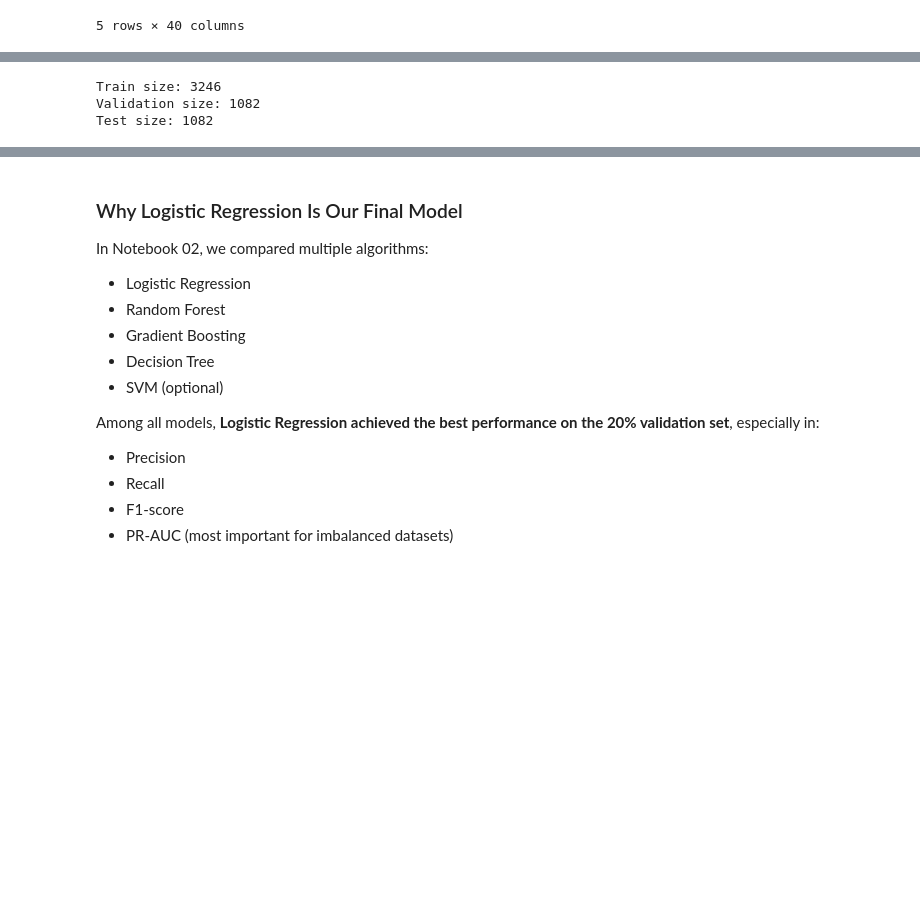
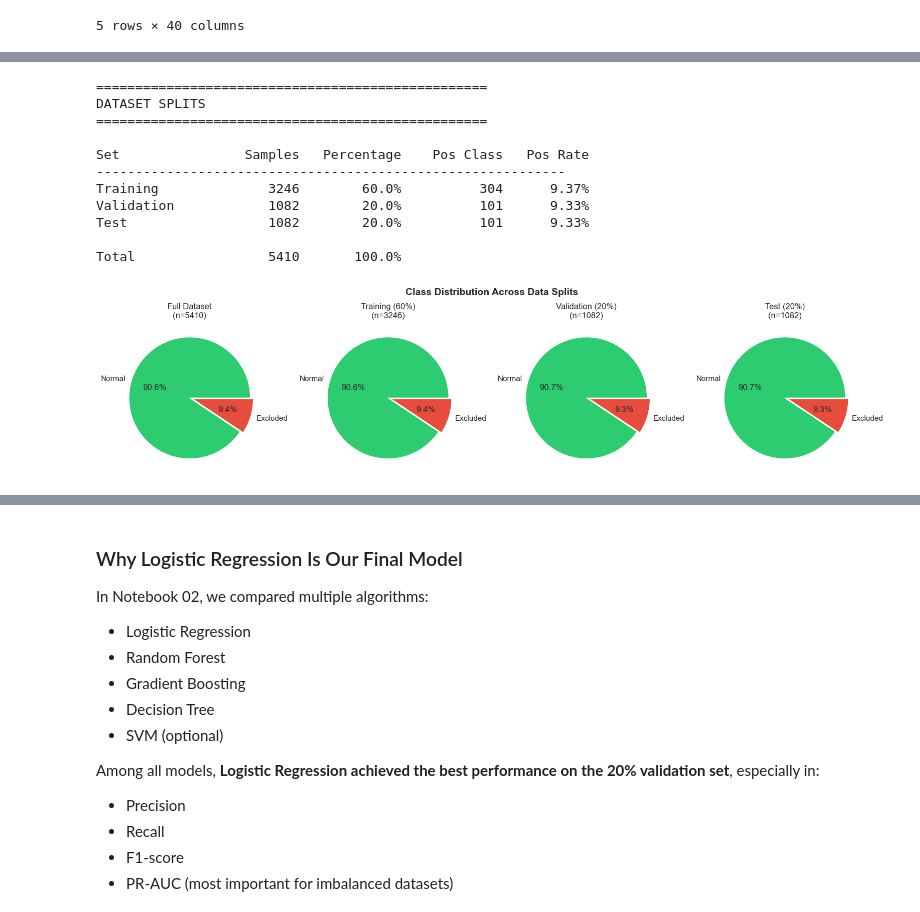
Before and after one commit to omarAhmed-11/fraud_detection_project, a Jupyter notebook: 03_evaluation.ipynb, the cells around one changed output, grey strips where cells are left out. Cells and saved outputs as stored; diff of their text form; code cells hidden in the pictures; blank space fills up the shorter version.

```diff
--- a/03_evaluation.ipynb
+++ b/03_evaluation.ipynb
@@ -55,18 +110,63 @@ X = df.drop(columns=[c for c in leak_cols if c in df.columns])
 # %%
-# First: 80% train_temp + 20% test
-X_train_temp, X_test, y_train_temp, y_test = train_test_split(
-    X, y, test_size=0.20, stratify=y, random_state=42
+# First split: 60% train, 40% temp (will become 20% val + 20% test)
+X_train, X_temp, y_train, y_temp = train_test_split(
+    X, y,
+    test_size=0.40,
+    random_state=42,
+    stratify=y  # Maintain class distribution
 )
 
-# Second: 60% train + 20% val (i.e., 75%/25% of temp)
-X_train, X_val, y_train, y_val = train_test_split(
-    X_train_temp, y_train_temp, test_size=0.25, stratify=y_train_temp, random_state=42
+# Second split: 50% of temp = 20% val, 50% of temp = 20% test
+X_val, X_test, y_val, y_test = train_test_split(
+    X_temp, y_temp,
+    test_size=0.50,
+    random_state=42,
+    stratify=y_temp
 )
 
-print("Train size:", len(X_train))
-print("Validation size:", len(X_val))
-print("Test size:", len(X_test))
+print("\n" + "=" * 50)
+print("DATASET SPLITS")
+print("=" * 50)
+
+print(f"\n{'Set':<15} {'Samples':>10} {'Percentage':>12} {'Pos Class':>12} {'Pos Rate':>10}")
+print("-" * 60)
+
+for name, X_set, y_set in [('Training', X_train, y_train),
+                            ('Validation', X_val, y_val),
+                            ('Test', X_test, y_test)]:
+    pos_count = y_set.sum()
+    pos_rate = y_set.mean() * 100
+    pct = len(y_set) / len(y) * 100
+    print(f"{name:<15} {len(y_set):>10} {pct:>11.1f}% {pos_count:>12} {pos_rate:>9.2f}%")
+
+print(f"\n{'Total':<15} {len(y):>10} {'100.0%':>12}")
+
+# Visualize the splits
+fig, axes = plt.subplots(1, 4, figsize=(16, 4))
+
+datasets = [('Full Dataset', y), ('Training (60%)', y_train),
+            ('Validation (20%)', y_val), ('Test (20%)', y_test)]
+
+for ax, (name, data) in zip(axes, datasets):
+    counts = data.value_counts()
+    colors = ['#2ecc71', '#e74c3c']
+    ax.pie(counts, labels=['Normal', 'Excluded'], autopct='%1.1f%%',
+           colors=colors, explode=(0, 0.05))
+    ax.set_title(f'{name}\n(n={len(data)})')
+
+plt.suptitle('Class Distribution Across Data Splits', fontsize=14, fontweight='bold')
+plt.tight_layout()
+plt.show()
 # %% [output]
-Train size: 3246
-Validation size: 1082
-Test size: 1082
+==================================================
+DATASET SPLITS
+==================================================
+
+Set                Samples   Percentage    Pos Class   Pos Rate
+------------------------------------------------------------
+Training              3246        60.0%          304      9.37%
+Validation            1082        20.0%          101      9.33%
+Test                  1082        20.0%          101      9.33%
+
+Total                 5410       100.0%
+[figure, added]
```
Also changed, not shown: parts of 16 cells of this notebook, 1 other file.
